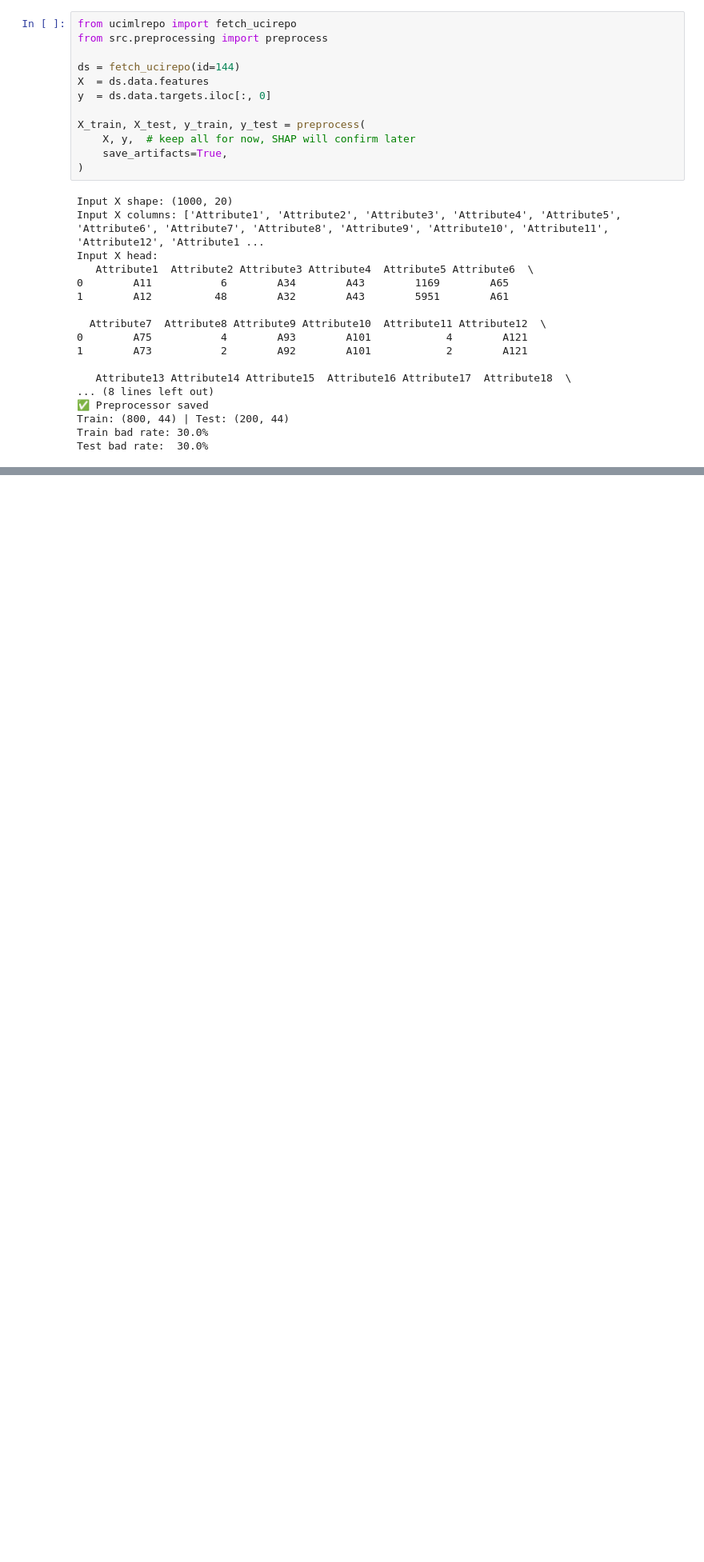
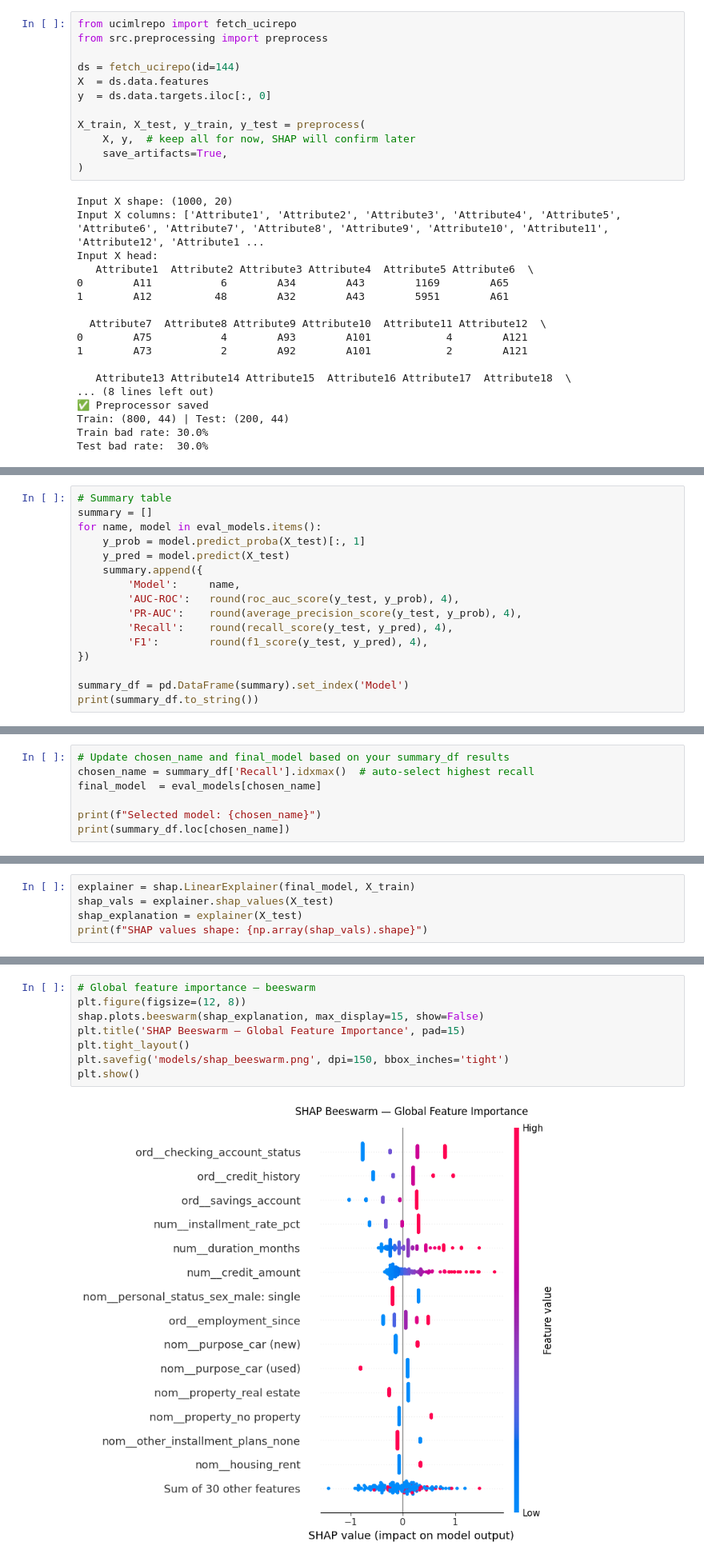
Before and after one commit to IqraRafiq213/credit_risk_nl, a Jupyter notebook: notebooks/02_modelling.ipynb, the cells around one changed output, grey strips where cells are left out. Shown at 80% size. Drawn from its saved outputs; the diff is of its cells as text; blank space fills up the shorter version.

```diff
--- a/notebooks/02_modelling.ipynb
+++ b/notebooks/02_modelling.ipynb
@@ -87,0 +316,16 @@ shap.plots.beeswarm(shap_values)
+# %%
+# Summary table
+summary = []
+for name, model in eval_models.items():
+    y_prob = model.predict_proba(X_test)[:, 1]
+    y_pred = model.predict(X_test)
+    summary.append({
+        'Model':     name,
+        'AUC-ROC':   round(roc_auc_score(y_test, y_prob), 4),
+        'PR-AUC':    round(average_precision_score(y_test, y_prob), 4),
+        'Recall':    round(recall_score(y_test, y_pred), 4),
+        'F1':        round(f1_score(y_test, y_pred), 4),
+})
+
+summary_df = pd.DataFrame(summary).set_index('Model')
+print(summary_df.to_string())
@@ -87,0 +338,7 @@ shap.plots.beeswarm(shap_values)
+# %%
+# Update chosen_name and final_model based on your summary_df results
+chosen_name = summary_df['Recall'].idxmax()  # auto-select highest recall
+final_model  = eval_models[chosen_name]
+
+print(f"Selected model: {chosen_name}")
+print(summary_df.loc[chosen_name])
@@ -87,0 +360,5 @@ shap.plots.beeswarm(shap_values)
+# %%
+explainer = shap.LinearExplainer(final_model, X_train)
+shap_vals = explainer.shap_values(X_test)
+shap_explanation = explainer(X_test)
+print(f"SHAP values shape: {np.array(shap_vals).shape}")
@@ -87,0 +367,10 @@ shap.plots.beeswarm(shap_values)
+# %%
+# Global feature importance — beeswarm
+plt.figure(figsize=(12, 8))
+shap.plots.beeswarm(shap_explanation, max_display=15, show=False)
+plt.title('SHAP Beeswarm — Global Feature Importance', pad=15)
+plt.tight_layout()
+plt.savefig('models/shap_beeswarm.png', dpi=150, bbox_inches='tight')
+plt.show()
+# %% [output]
+[figure, added]
```
Also changed, not shown: parts of 33 cells of this notebook, 6 other files.
